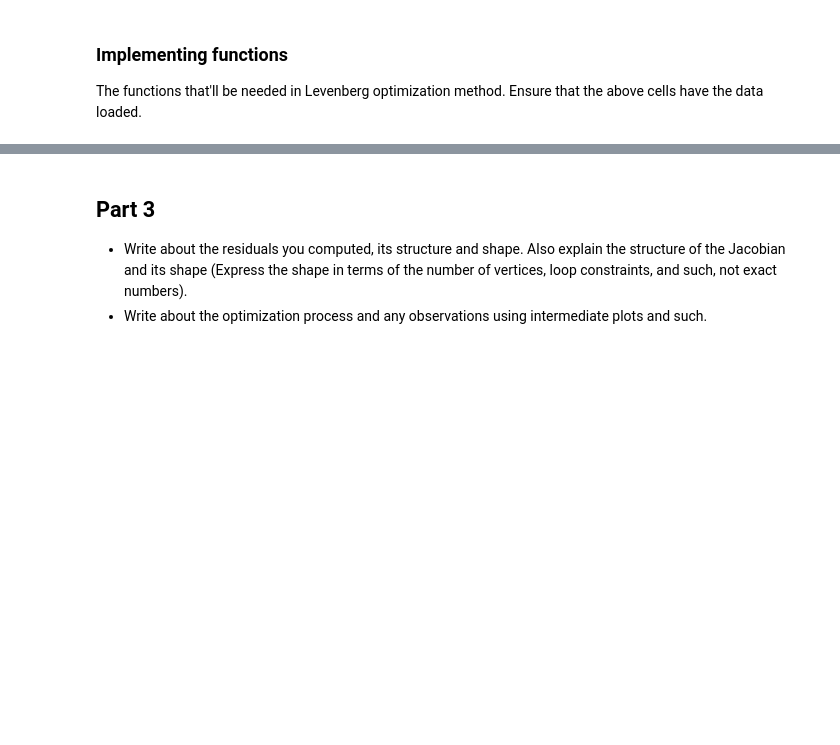
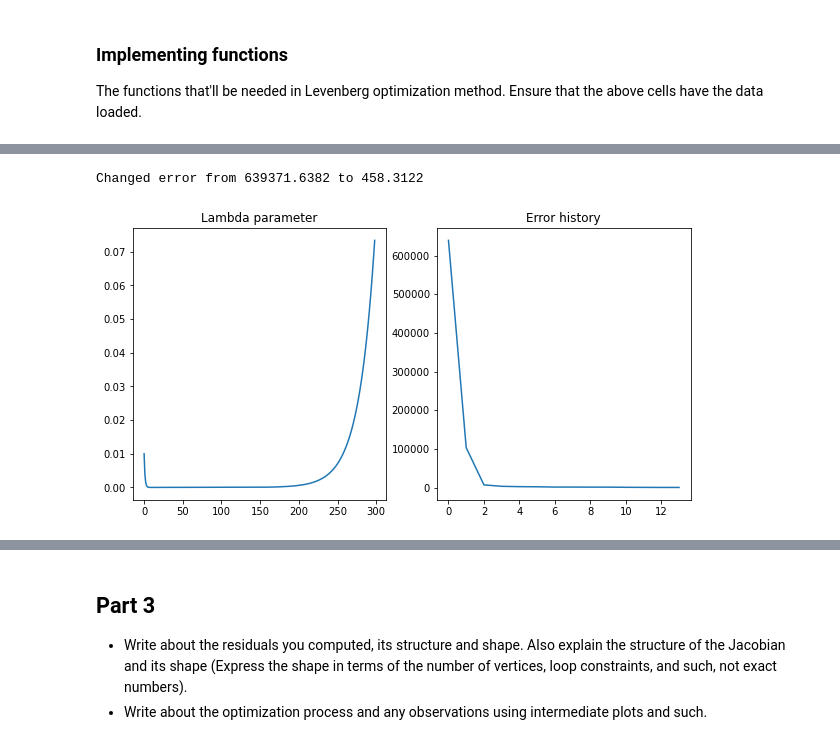
Before and after one commit to TheProjectsGuy/MR21-CS7.503, a Jupyter notebook: Projects/Project1/questions/Question 2 - 2D SLAM.ipynb, the cells around one changed output, grey strips where cells are left out. Drawn from its saved outputs; the diff is of its cells as text; code cells hidden in the pictures; blank space fills up the shorter version.

```diff
--- a/Projects/Project1/questions/Question 2 - 2D SLAM.ipynb
+++ b/Projects/Project1/questions/Question 2 - 2D SLAM.ipynb
@@ -487,0 +734,17 @@ array([-5., -8.,  0.])
+# %%
+# Error reporting
+err_end = err_hist[-1]
+error_start = error_start
+print(f"Changed error from {error_start:.4f} to {err_end:.4f}")
+# Plot everything
+plt.figure(1, (10, 5))
+plt.subplot(121)
+plt.title("Lambda parameter")
+plt.plot(lmlb_hist)
+plt.subplot(122)
+plt.title("Error history")
+plt.plot(err_hist)
+plt.show()
+# %% [output]
+Changed error from 639371.6382 to 458.3122
+[figure, added]
```
Also changed, not shown: parts of 41 cells of this notebook, 6 other files.
